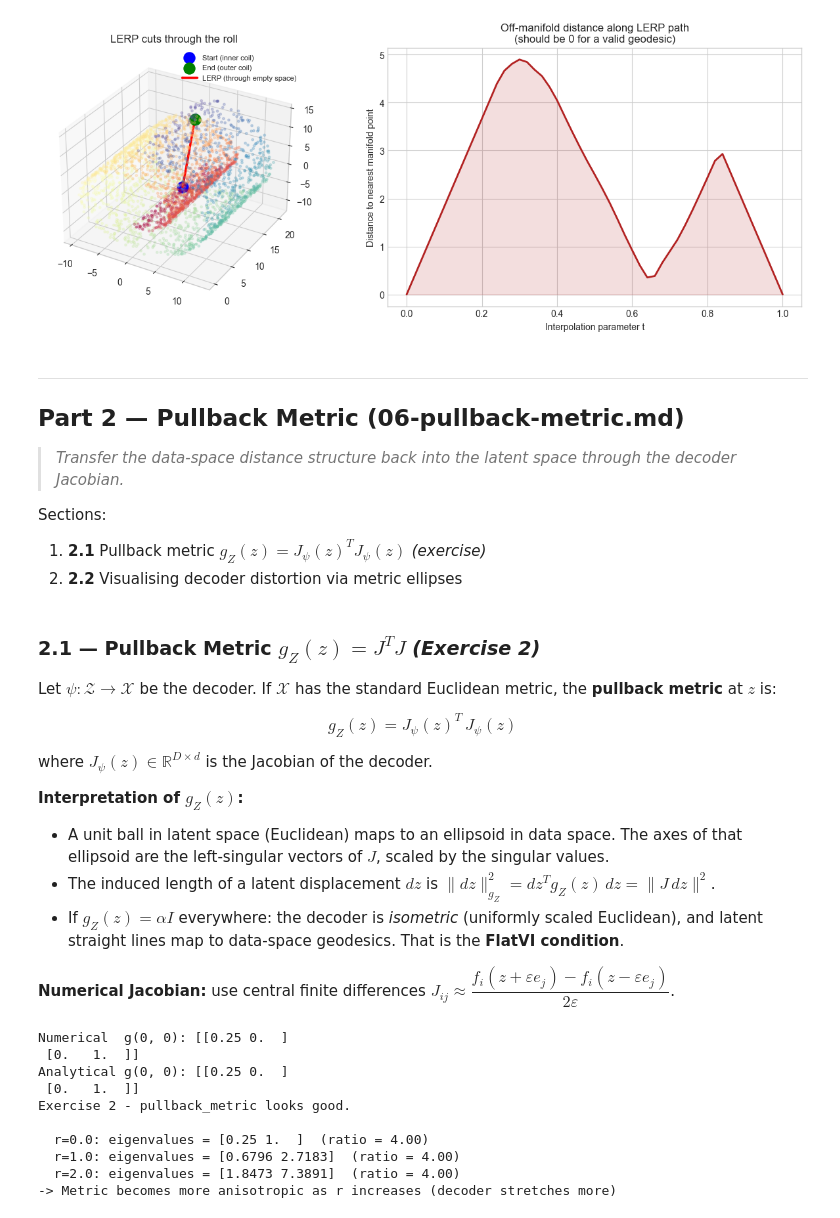
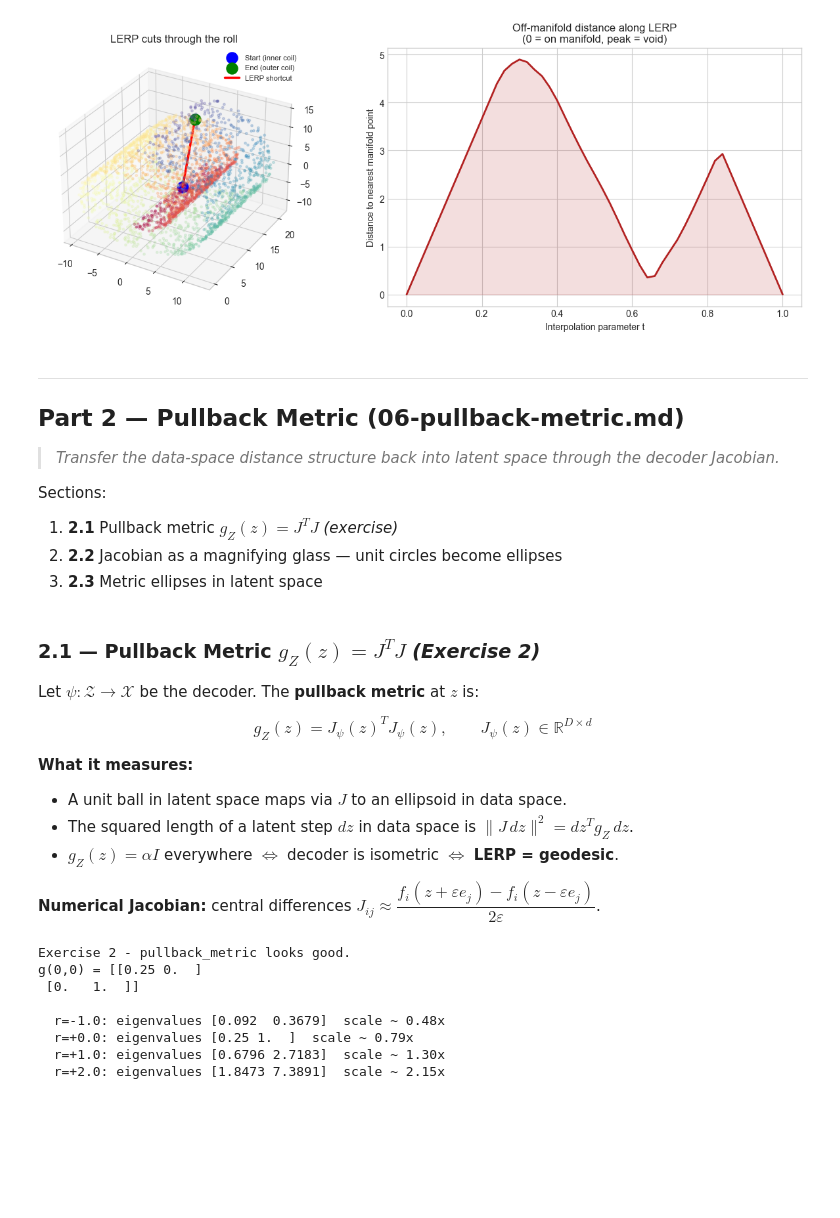
Before and after one commit to triet4p/latent-anything, a Jupyter notebook: lumen-theory/01-space-representation/notebooks/05_06_07_geodesic_pullback_flatvi.ipynb, the cells around one changed output. Saved outputs shown, nothing was run; the diff lists cells and outputs as text; code cells hidden in the pictures; blank space fills up the shorter version.

```diff
--- a/lumen-theory/01-space-representation/notebooks/05_06_07_geodesic_pullback_flatvi.ipynb
+++ b/lumen-theory/01-space-representation/notebooks/05_06_07_geodesic_pullback_flatvi.ipynb
@@ -300,56 +425,52 @@ Max off-manifold distance: 4.899  (at t=0.30)
 # %%
 fig = plt.figure(figsize=(13, 5))
 
 ax3d = fig.add_subplot(121, projection='3d')
 ax3d.scatter(X_roll[:, 0], X_roll[:, 1], X_roll[:, 2],
              c=t_roll, cmap='Spectral', s=6, alpha=0.25)
 ax3d.scatter(*start, color='blue',  s=150, zorder=10, label='Start (inner coil)')
 ax3d.scatter(*end,   color='green', s=150, zorder=10, label='End (outer coil)')
-line = lerp_3d
-ax3d.plot(line[:, 0], line[:, 1], line[:, 2], 'r-', linewidth=2.5,
-          label='LERP (through empty space)')
+ax3d.plot(lerp_3d[:, 0], lerp_3d[:, 1], lerp_3d[:, 2],
+          'r-', linewidth=2.5, label='LERP shortcut')
 ax3d.set_title('LERP cuts through the roll')
 ax3d.legend(fontsize=8)
 
 ax2d = fig.add_subplot(122)
 ax2d.plot(ts, off_mfd, color='firebrick', linewidth=2)
 ax2d.fill_between(ts, off_mfd, alpha=0.15, color='firebrick')
 ax2d.set_xlabel('Interpolation parameter t')
 ax2d.set_ylabel('Distance to nearest manifold point')
-ax2d.set_title('Off-manifold distance along LERP path\n(should be 0 for a valid geodesic)')
+ax2d.set_title('Off-manifold distance along LERP\n(0 = on manifold, peak = void)')
 
 plt.tight_layout()
 plt.show()
 # %% [output]
-[figure, old version]
+[figure, new version]
 # %% [markdown]
 ---
 
 ## Part 2 — Pullback Metric (06-pullback-metric.md)
 
-> *Transfer the data-space distance structure back into the latent space through the decoder Jacobian.*
+> *Transfer the data-space distance structure back into latent space through the decoder Jacobian.*
 
 Sections:
-1. **2.1** Pullback metric $g_Z(z) = J_{\psi}(z)^T J_{\psi}(z)$ *(exercise)*
-2. **2.2** Visualising decoder distortion via metric ellipses
+1. **2.1** Pullback metric $g_Z(z) = J^T J$ *(exercise)*
+2. **2.2** Jacobian as a magnifying glass — unit circles become ellipses
+3. **2.3** Metric ellipses in latent space
 # %% [markdown]
 ### 2.1 — Pullback Metric $g_Z(z) = J^T J$  *(Exercise 2)*
 
-Let $\psi: \mathcal{Z} \to \mathcal{X}$ be the decoder. If $\mathcal{X}$ has the standard Euclidean metric,
-the **pullback metric** at $z$ is:
+Let $\psi: \mathcal{Z} \to \mathcal{X}$ be the decoder. The **pullback metric** at $z$ is:
 
-$$g_Z(z) = J_{\psi}(z)^T\, J_{\psi}(z)$$
+$$g_Z(z) = J_{\psi}(z)^T J_{\psi}(z), \qquad J_{\psi}(z) \in \mathbb{R}^{D \times d}$$
 
-where $J_{\psi}(z) \in \mathbb{R}^{D \times d}$ is the Jacobian of the decoder.
+**What it measures:**
+- A unit ball in latent space maps via $J$ to an ellipsoid in data space.
+- The squared length of a latent step $dz$ in data space is $\|J\,dz\|^2 = dz^T g_Z\,dz$.
+- $g_Z(z) = \alpha I$ everywhere $\Longleftrightarrow$ decoder is isometric $\Longleftrightarrow$ **LERP = geodesic**.
 
-**Interpretation of $g_Z(z)$:**
-- A unit ball in latent space (Euclidean) maps to an ellipsoid in data space.
-  The axes of that ellipsoid are the left-singular vectors of $J$, scaled by the singular values.
-- The induced length of a latent displacement $dz$ is $\|dz\|_{g_Z}^2 = dz^T g_Z(z)\, dz = \|J\,dz\|^2$.
-- If $g_Z(z) = \alpha I$ everywhere: the decoder is *isometric* (uniformly scaled Euclidean),
-  and latent straight lines map to data-space geodesics. That is the **FlatVI condition**.
-
-**Numerical Jacobian:** use central finite differences $J_{ij} \approx \dfrac{f_i(z + \varepsilon e_j) - f_i(z - \varepsilon e_j)}{2\varepsilon}$.
+**Numerical Jacobian:** central differences
+$J_{ij} \approx \dfrac{f_i(z+\varepsilon e_j) - f_i(z-\varepsilon e_j)}{2\varepsilon}$.
 # %%
 def finite_diff_jacobian(
     f: Callable[[np.ndarray], np.ndarray],
@@ -394,14 +505,10 @@ def pullback_metric(
     J = finite_diff_jacobian(decoder, z, eps)
     return J.T @ J
 # %%
-# Decoder: (r, theta) -> (exp(r/2)*cos(theta),  exp(r/2)*sin(theta))
-# Analytical Jacobian at z=(0,0):
-#   d/dr    = [0.5*cos(0), 0.5*sin(0)] = [0.5, 0]
-#   d/dtheta= [-sin(0),    cos(0)     ] = [0,   1]
-#   J = [[0.5, 0], [0, 1]]  ->  g = J^T J = [[0.25, 0], [0, 1]]
+# Polar decoder: (r, theta) -> (e^{r/2} cos(theta), e^{r/2} sin(theta))
+# Analytical J at z=(0,0): [[0.5, 0], [0, 1]]  ->  g = diag(0.25, 1)
 
 def decoder_polar(z: np.ndarray) -> np.ndarray:
-    '''Polar decoder: (r, theta) -> (e^{r/2} cos(theta), e^{r/2} sin(theta)).'''
     return np.array([
         np.exp(z[0] * 0.5) * np.cos(z[1]),
         np.exp(z[0] * 0.5) * np.sin(z[1]),
@@ -409,30 +516,22 @@ def decoder_polar(z: np.ndarray) -> np.ndarray:
 
 
 z0 = np.array([0.0, 0.0])
-g0_numerical  = pullback_metric(decoder_polar, z0)
-g0_analytical = np.array([[0.25, 0.0], [0.0, 1.0]])
+g0 = pullback_metric(decoder_polar, z0)
+assert np.allclose(g0, np.array([[0.25, 0.0], [0.0, 1.0]]), atol=1e-5)
+print('Exercise 2 - pullback_metric looks good.')
+print('g(0,0) =', g0)
+print()
 
-print('Numerical  g(0, 0):', g0_numerical)
-print('Analytical g(0, 0):', g0_analytical)
-assert np.allclose(g0_numerical, g0_analytical, atol=1e-5)
-print('Exercise 2 - pullback_metric looks good.')
-
-# Observe how the metric changes away from origin
-print()
-for r_val in [0.0, 1.0, 2.0]:
-    z = np.array([r_val, 0.0])
-    g = pullback_metric(decoder_polar, z)
+for r_val in [-1.0, 0.0, 1.0, 2.0]:
+    g = pullback_metric(decoder_polar, np.array([r_val, 0.0]))
     eigs = np.linalg.eigvalsh(g)
-    print(f'  r={r_val:.1f}: eigenvalues = {eigs}  (ratio = {eigs.max()/eigs.min():.2f})')
-print('-> Metric becomes more anisotropic as r increases (decoder stretches more)')
+    print(f'  r={r_val:+.1f}: eigenvalues {eigs}  scale ~ {np.sqrt(eigs.mean()):.2f}x')
 # %% [output]
-Numerical  g(0, 0): [[0.25 0.  ]
+Exercise 2 - pullback_metric looks good.
+g(0,0) = [[0.25 0.  ]
  [0.   1.  ]]
-Analytical g(0, 0): [[0.25 0.  ]
- [0.   1.  ]]
-Exercise 2 - pullback_metric looks good.
 
-  r=0.0: eigenvalues = [0.25 1.  ]  (ratio = 4.00)
-  r=1.0: eigenvalues = [0.6796 2.7183]  (ratio = 4.00)
-  r=2.0: eigenvalues = [1.8473 7.3891]  (ratio = 4.00)
--> Metric becomes more anisotropic as r increases (decoder stretches more)
+  r=-1.0: eigenvalues [0.092  0.3679]  scale ~ 0.48x
+  r=+0.0: eigenvalues [0.25 1.  ]  scale ~ 0.79x
+  r=+1.0: eigenvalues [0.6796 2.7183]  scale ~ 1.30x
+  r=+2.0: eigenvalues [1.8473 7.3891]  scale ~ 2.15x
```
Also changed, not shown: parts of 30 cells of this notebook.
